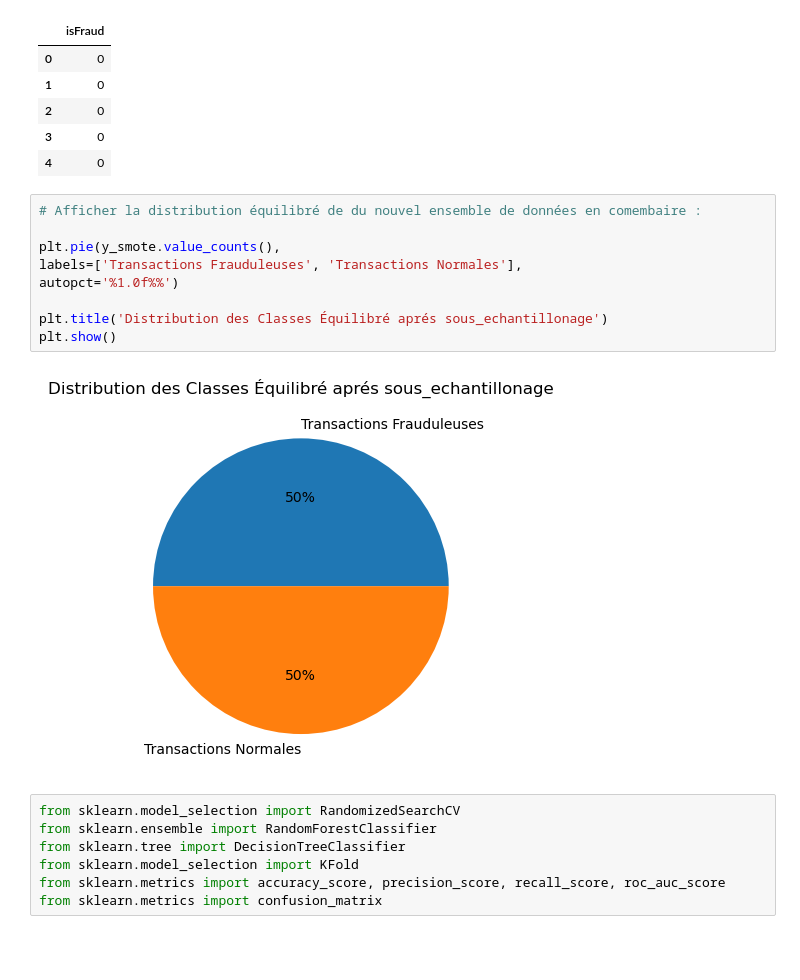
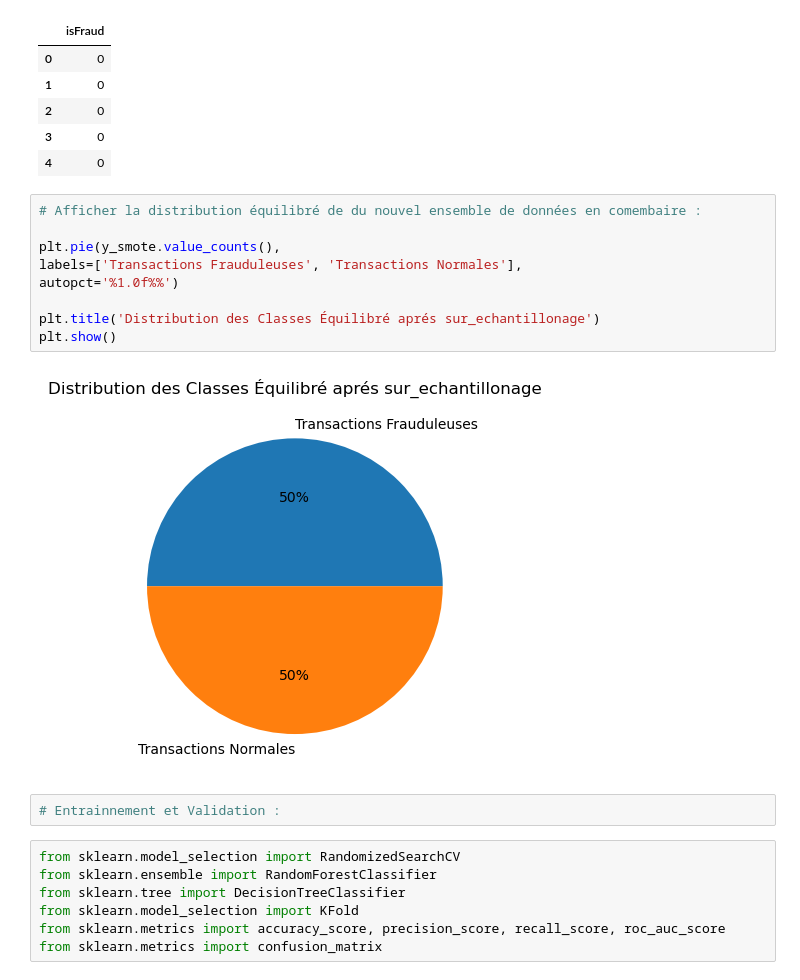
Before and after one commit to mohammedbourkache/PFE_detection_fraudes_DS_1, a Jupyter notebook: Dataset_2/equilibrees/equilibre.ipynb, the cells around one changed output. Drawn from its saved outputs; the diff is of its cells as text; blank space fills up the shorter version.

```diff
--- a/Dataset_2/equilibrees/equilibre.ipynb
+++ b/Dataset_2/equilibrees/equilibre.ipynb
@@ -64,14 +64,16 @@ y_smote.head()
 # %%
 # Afficher la distribution équilibré de du nouvel ensemble de données en comembaire :
 
 plt.pie(y_smote.value_counts(),
 labels=['Transactions Frauduleuses', 'Transactions Normales'],
 autopct='%1.0f%%')
 
-plt.title('Distribution des Classes Équilibré aprés sous_echantillonage')
+plt.title('Distribution des Classes Équilibré aprés sur_echantillonage')
 plt.show()
 # %% [output]
-[figure, old version]
+[figure, new version]
+# %%
+# Entrainnement et Validation :
 # %%
 from sklearn.model_selection import RandomizedSearchCV
 from sklearn.ensemble import RandomForestClassifier
```
Also changed, not shown: parts of 13 cells of this notebook.
